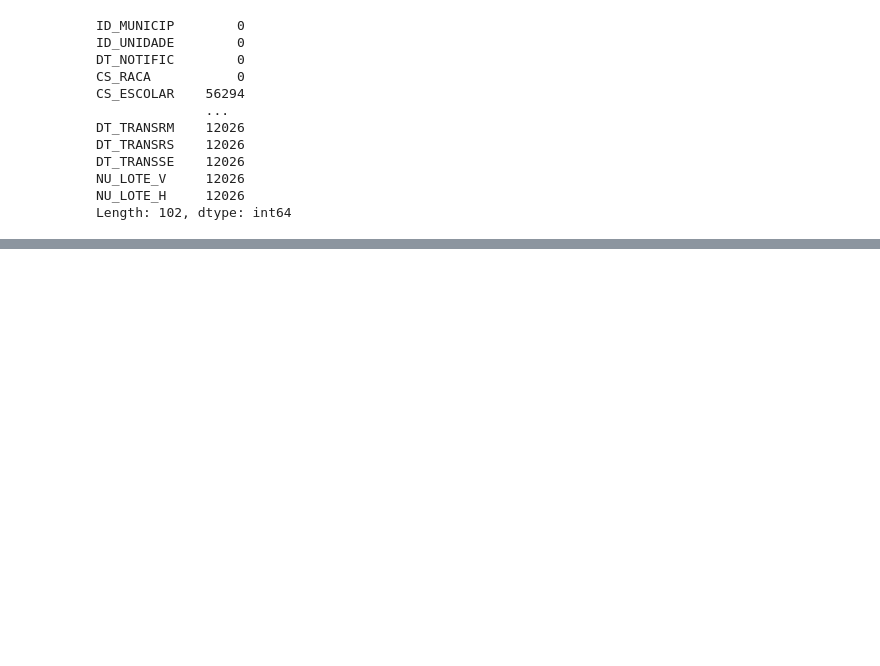
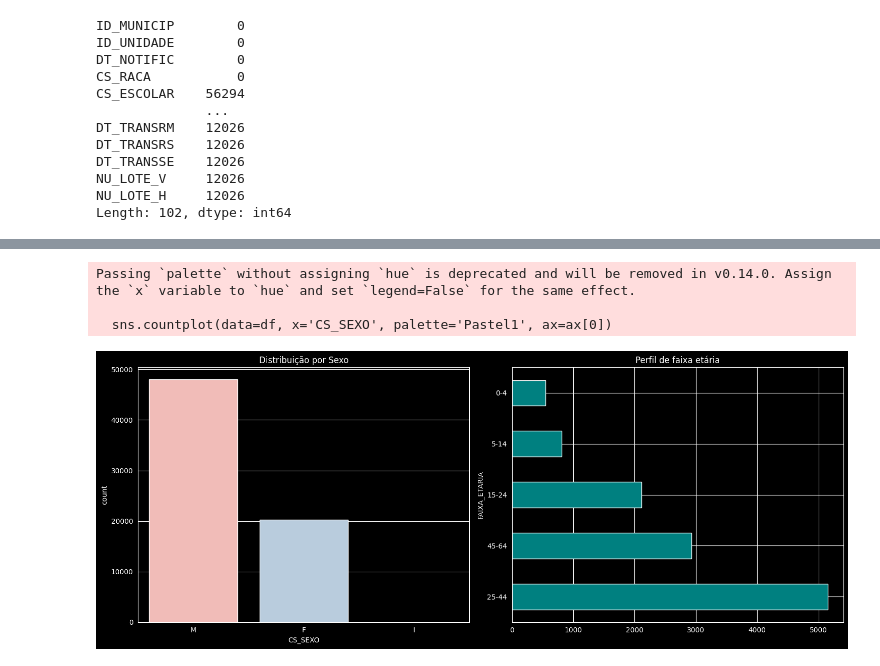
Before and after one commit to Fugant1/Health_EDA, a Jupyter notebook: src/AED/analysis.ipynb, the cells around one changed output, grey strips where cells are left out. Cells and saved outputs as stored; diff of their text form; code cells hidden in the pictures; blank space fills up the shorter version.

```diff
--- a/src/AED/analysis.ipynb
+++ b/src/AED/analysis.ipynb
@@ -92,3 +174,50 @@ Index(['ID_MUNICIP', 'ID_UNIDADE', 'DT_NOTIFIC', 'CS_RACA', 'CS_ESCOLAR',
 # %%
-list = df.columns.tolist()
+def converter_idade(valor):
+    if pd.isna(valor) or not isinstance(valor, str):
+        return None
+
+    prefixo = valor[0]
+    try:
+        num = int(valor[1:])
+    except:
+        return None # Trata casos como '2002' que não seguem o padrão letra+número
+
+    if prefixo == 'A':
+        return num
+    elif prefixo == 'M':
+        return num / 12
+    elif prefixo == 'D':
+        return num / 365
+    else:
+        return None
+
+df['IDADE_LIMPA'] = df['NU_IDADE'].apply(converter_idade)
+
+import pandas as pd
+import seaborn as sns
+import matplotlib.pyplot as plt
+
+# 1. Criando Faixas Etárias
+bins = [0, 5, 14, 25, 45, 65, 120]
+labels = ['0-4', '5-14', '15-24', '25-44', '45-64', '65+']
+df['FAIXA_ETARIA'] = pd.cut(df['IDADE_LIMPA'], bins=bins, labels=labels)
+
+# 2. Setup do Layout (1 linha, 2 colunas)
+fig, ax = plt.subplots(1, 2, figsize=(15, 6))
+
+# Gráfico A: Distribuição por Sexo
+sns.countplot(data=df, x='CS_SEXO', palette='Pastel1', ax=ax[0])
+ax[0].set_title('Distribuição por Sexo')
+
+# Gráfico B: Escolaridade (Top 5)
+df['FAIXA_ETARIA'].value_counts().head(5).plot(kind='barh', color='teal', ax=ax[1])
+ax[1].set_title('Perfil de faixa etária')
+
+plt.tight_layout()
+plt.show()
+# %% [output]
+Passing `palette` without assigning `hue` is deprecated and will be removed in v0.14.0. Assign the `x` variable to `hue` and set `legend=False` for the same effect.
+
+  sns.countplot(data=df, x='CS_SEXO', palette='Pastel1', ax=ax[0])
+[figure, added]
 # %%
```
Also changed, not shown: parts of 17 cells of this notebook, 1 other file.
